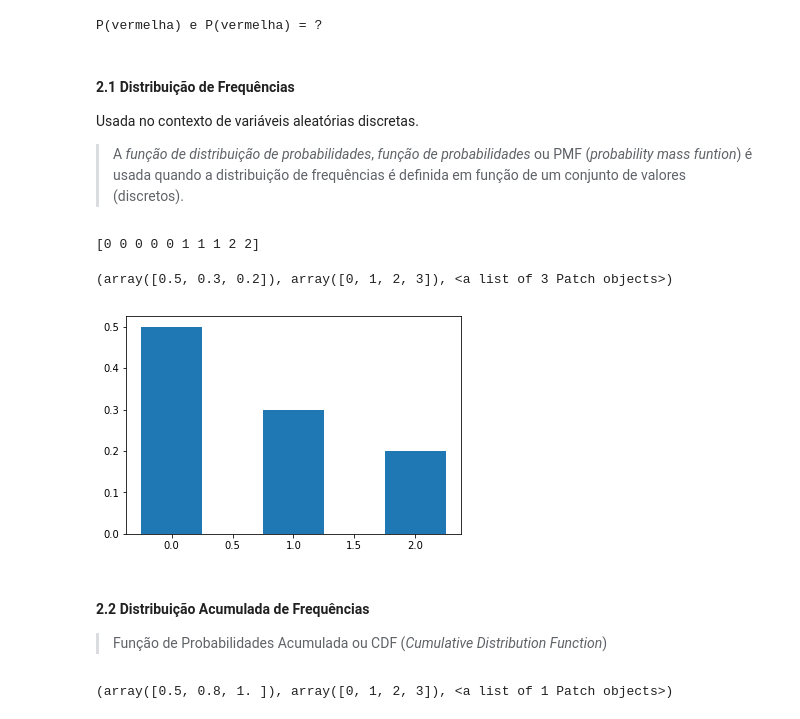
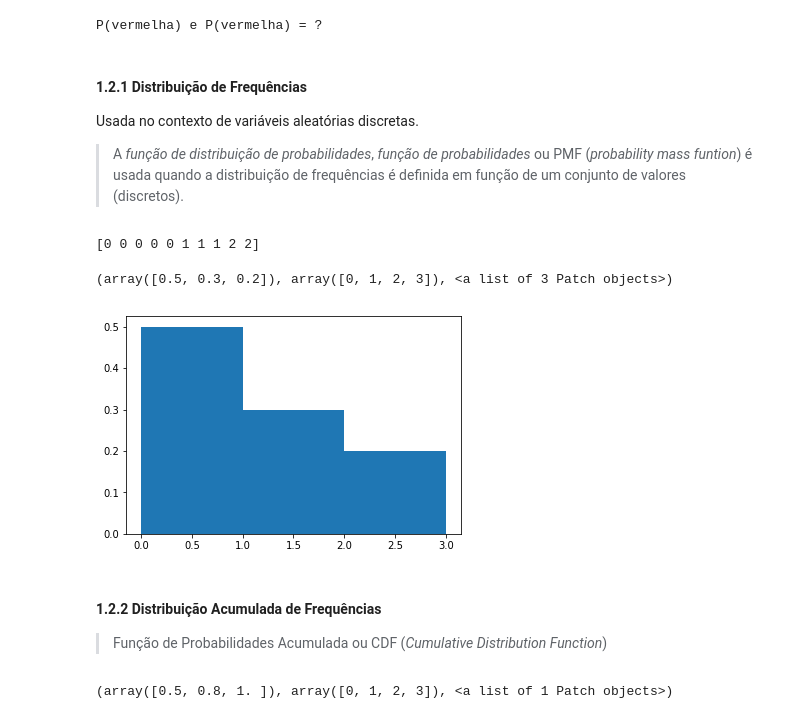
Before and after one commit to albnc/STT5898, a Jupyter notebook: aula03_Binomial.ipynb, the cells around one changed output. Drawn from its saved outputs; the diff is of its cells as text; code cells hidden in the pictures.

```diff
--- a/aula03_Binomial.ipynb
+++ b/aula03_Binomial.ipynb
@@ -107,7 +107,7 @@ print('P(vermelha) e P(vermelha) = ?' )
 # %% [output]
 P(vermelha) e P(vermelha) = ?
 # %% [markdown]
-#### 2.1 Distribuição de Frequências
+#### 1.2.1 Distribuição de Frequências
 
 Usada no contexto de variáveis aleatórias discretas.
 
@@ -115,19 +115,19 @@ Usada no contexto de variáveis aleatórias discretas.
 # %%
 #Distribuição de frequencias
 '0 - branca'
 '1 - vermelha'
 '2 - preta'
 
 universo = np.array([0,0,0,0,0,1,1,1,2,2])
 print(universo)
 
-plt.hist(universo,bins=[0,1,2,3],rwidth=.5,align='left', weights=np.full(universo.shape, 1. / universo.size))
+plt.hist(universo,bins=[0,1,2,3],align='mid', weights=np.full(universo.shape, 1. / universo.size))
 # %% [output]
 [0 0 0 0 0 1 1 1 2 2]
 (array([0.5, 0.3, 0.2]), array([0, 1, 2, 3]), <a list of 3 Patch objects>)
-[figure, old version]
+[figure, new version]
 # %% [markdown]
-#### 2.2 Distribuição Acumulada de Frequências
+#### 1.2.2 Distribuição Acumulada de Frequências
 
 > Função de Probabilidades Acumulada ou CDF (*Cumulative Distribution Function*)
 # %%
```
Also changed, not shown: parts of 26 cells of this notebook.
